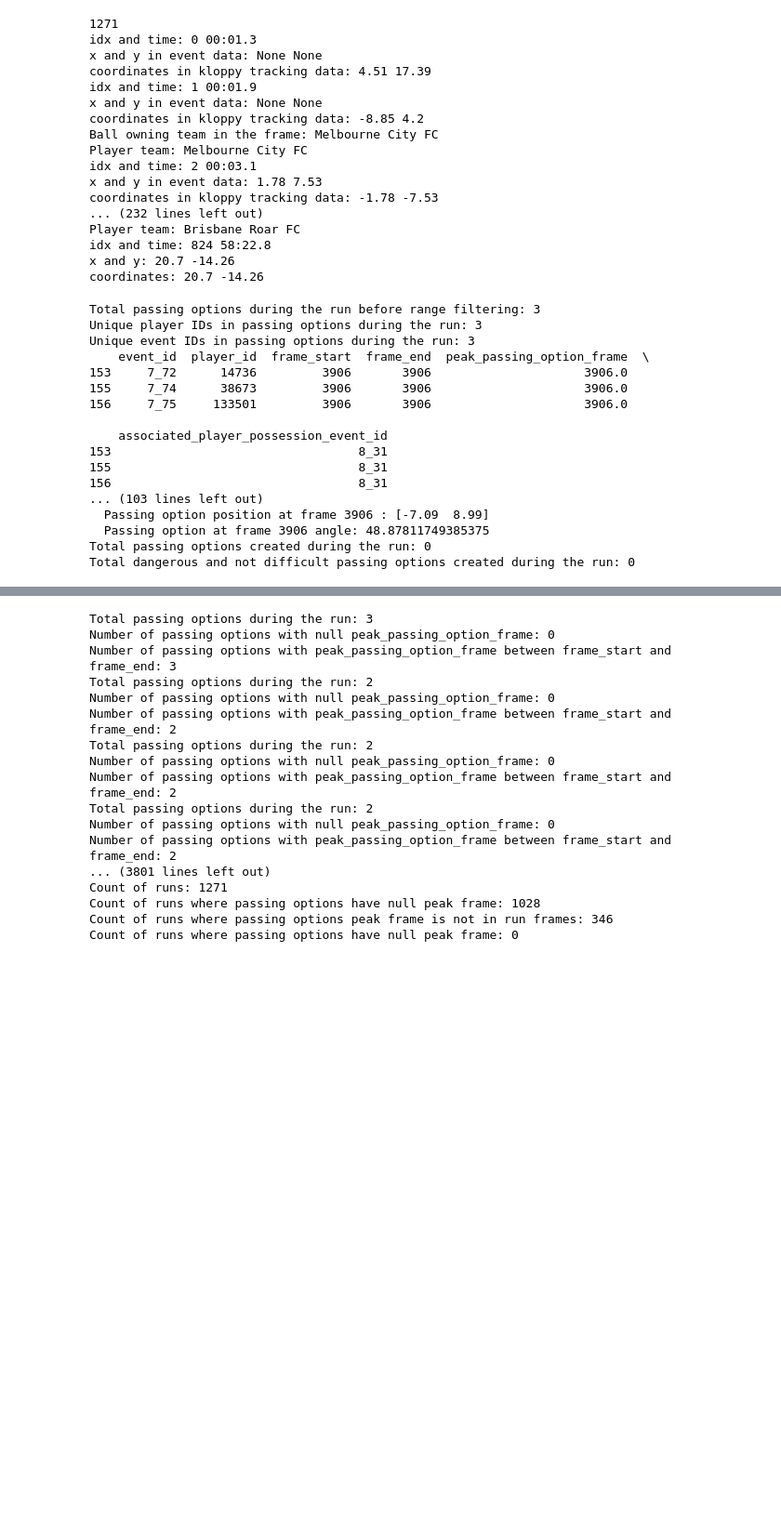
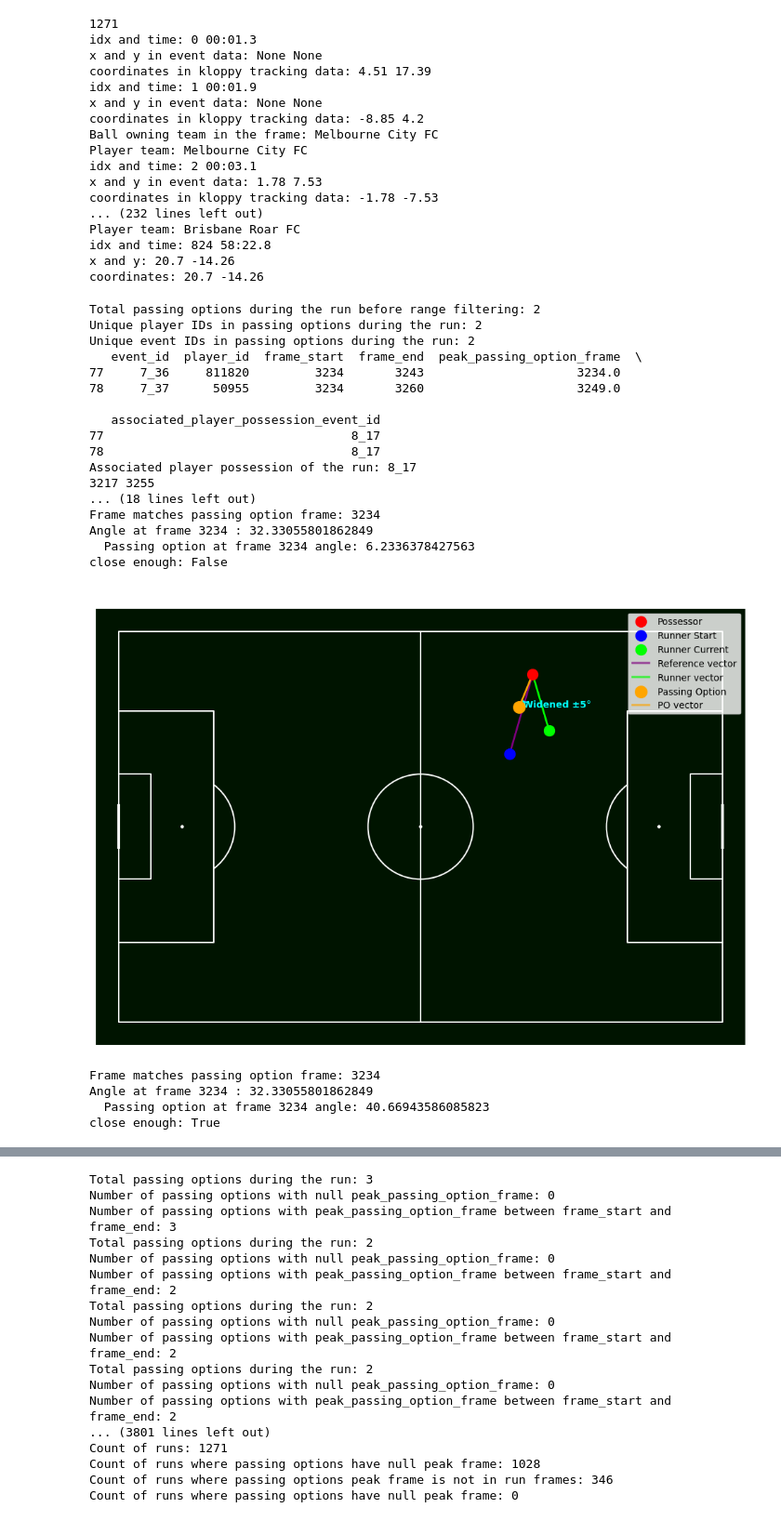
Before and after one commit to GabrielGausachs/analytics_cup_research, a Jupyter notebook: src/Utils/passing_options.ipynb, the cells around one changed output, grey strips where cells are left out. Shown at 93% size. Drawn from its saved outputs; the diff is of its cells as text; code cells hidden in the pictures; blank space fills up the shorter version.

Commit message:
plots

```diff
--- a/src/Utils/passing_options.ipynb
+++ b/src/Utils/passing_options.ipynb
@@ -511,27 +603,32 @@ def po_created(row, de_all_matches, all_tracking):
     return p_options_run, po_dang_not_diff
 # %%
 # Maybe calculate the distance from the segment of the starting position of the runner and his current position
-
-example = mid_obe.iloc[4]
+mid_obe = midfielders_obe(de_all_matches)
+example = mid_obe.iloc[3]
 
 p_options_run, po_dang_not_diff = po_created(example, de_all_matches, all_tracking)
 print("Total passing options created during the run:", p_options_run.shape[0])
 print("Total dangerous and not difficult passing options created during the run:", po_dang_not_diff.shape[0])
 # %% [output]
-Total passing options during the run before range filtering: 3
-Unique player IDs in passing options during the run: 3
-Unique event IDs in passing options during the run: 3
-    event_id  player_id  frame_start  frame_end  peak_passing_option_frame  \
-153     7_72      14736         3906       3906                     3906.0
-155     7_74      38673         3906       3906                     3906.0
-156     7_75     133501         3906       3906                     3906.0
+Total passing options during the run before range filtering: 2
+Unique player IDs in passing options during the run: 2
+Unique event IDs in passing options during the run: 2
+   event_id  player_id  frame_start  frame_end  peak_passing_option_frame  \
+77     7_36     811820         3234       3243                     3234.0
+78     7_37      50955         3234       3260                     3249.0
 
-    associated_player_possession_event_id
-153                                  8_31
-155                                  8_31
-156                                  8_31
-... (103 lines left out)
-  Passing option position at frame 3906 : [-7.09  8.99]
-  Passing option at frame 3906 angle: 48.87811749385375
-Total passing options created during the run: 0
-Total dangerous and not difficult passing options created during the run: 0
+   associated_player_possession_event_id
+77                                  8_17
+78                                  8_17
+Associated player possession of the run: 8_17
+3217 3255
+... (18 lines left out)
+Frame matches passing option frame: 3234
+Angle at frame 3234 : 32.33055801862849
+  Passing option at frame 3234 angle: 6.2336378427563
+close enough: False
+[figure, added]
+Frame matches passing option frame: 3234
+Angle at frame 3234 : 32.33055801862849
+  Passing option at frame 3234 angle: 40.66943586085823
+close enough: True
```
Also changed, not shown: parts of 4 cells of this notebook.
